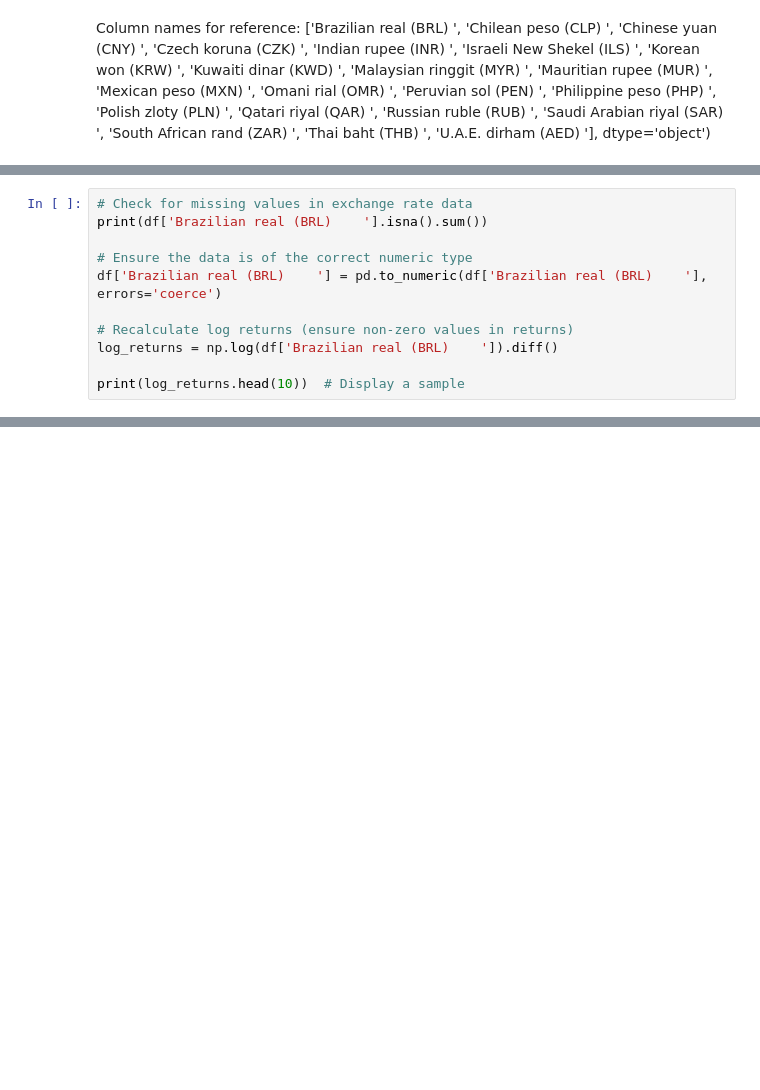
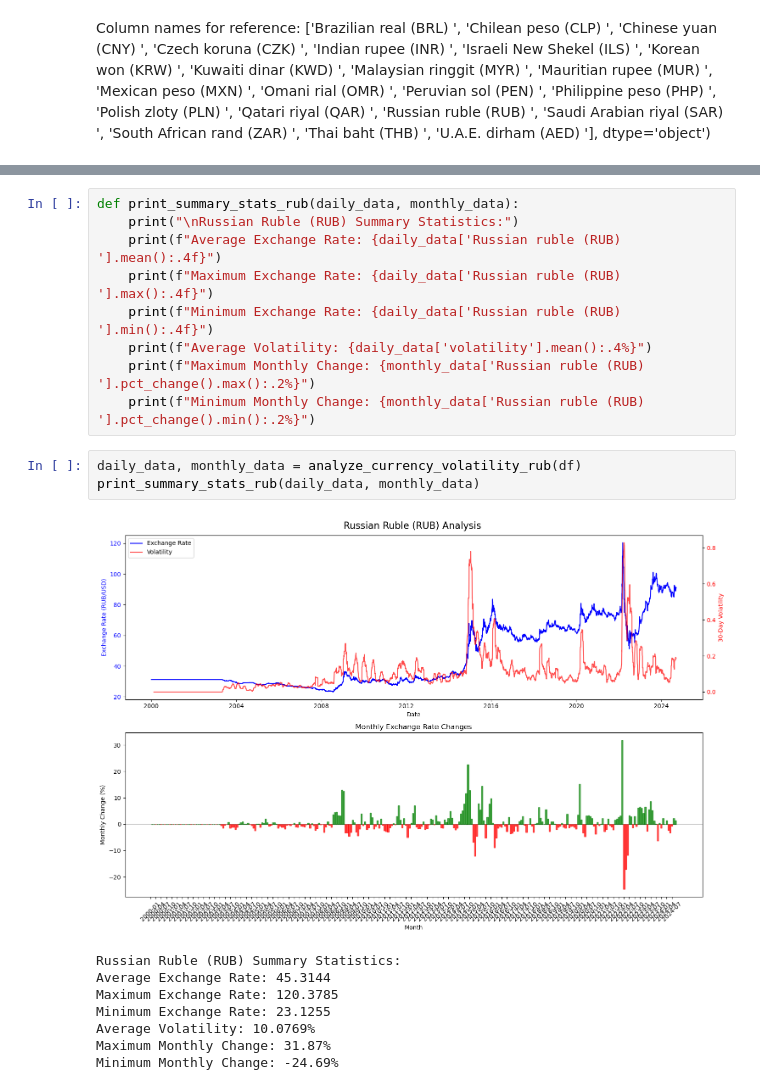
Before and after one commit to FleetHalf/Aditya-Thesis, a Jupyter notebook: Foreign Exchange.ipynb, the cells around one changed output, grey strips where cells are left out. Cells and saved outputs as stored; diff of their text form; blank space fills up the shorter version.

```diff
--- a/Foreign Exchange.ipynb
+++ b/Foreign Exchange.ipynb
@@ -1156,11 +1076,0 @@ Name: Brazilian real (BRL)    , dtype: float64
-# %%
-# Check for missing values in exchange rate data
-print(df['Brazilian real (BRL)    '].isna().sum())
-
-# Ensure the data is of the correct numeric type
-df['Brazilian real (BRL)    '] = pd.to_numeric(df['Brazilian real (BRL)    '], errors='coerce')
-
-# Recalculate log returns (ensure non-zero values in returns)
-log_returns = np.log(df['Brazilian real (BRL)    ']).diff()
-
-print(log_returns.head(10))  # Display a sample
@@ -1239,0 +1260,21 @@ Name: Brazilian real (BRL)    , dtype: float64
+# %%
+def print_summary_stats_rub(daily_data, monthly_data):
+    print("\nRussian Ruble (RUB) Summary Statistics:")
+    print(f"Average Exchange Rate: {daily_data['Russian ruble (RUB)                     '].mean():.4f}")
+    print(f"Maximum Exchange Rate: {daily_data['Russian ruble (RUB)                     '].max():.4f}")
+    print(f"Minimum Exchange Rate: {daily_data['Russian ruble (RUB)                     '].min():.4f}")
+    print(f"Average Volatility: {daily_data['volatility'].mean():.4%}")
+    print(f"Maximum Monthly Change: {monthly_data['Russian ruble (RUB)                     '].pct_change().max():.2%}")
+    print(f"Minimum Monthly Change: {monthly_data['Russian ruble (RUB)                     '].pct_change().min():.2%}")
+# %%
+daily_data, monthly_data = analyze_currency_volatility_rub(df)
+print_summary_stats_rub(daily_data, monthly_data)
+# %% [output]
+[figure, added]
+Russian Ruble (RUB) Summary Statistics:
+Average Exchange Rate: 45.3144
+Maximum Exchange Rate: 120.3785
+Minimum Exchange Rate: 23.1255
+Average Volatility: 10.0769%
+Maximum Monthly Change: 31.87%
+Minimum Monthly Change: -24.69%
```
Also changed, not shown: parts of 26 cells of this notebook, 2 other files.
